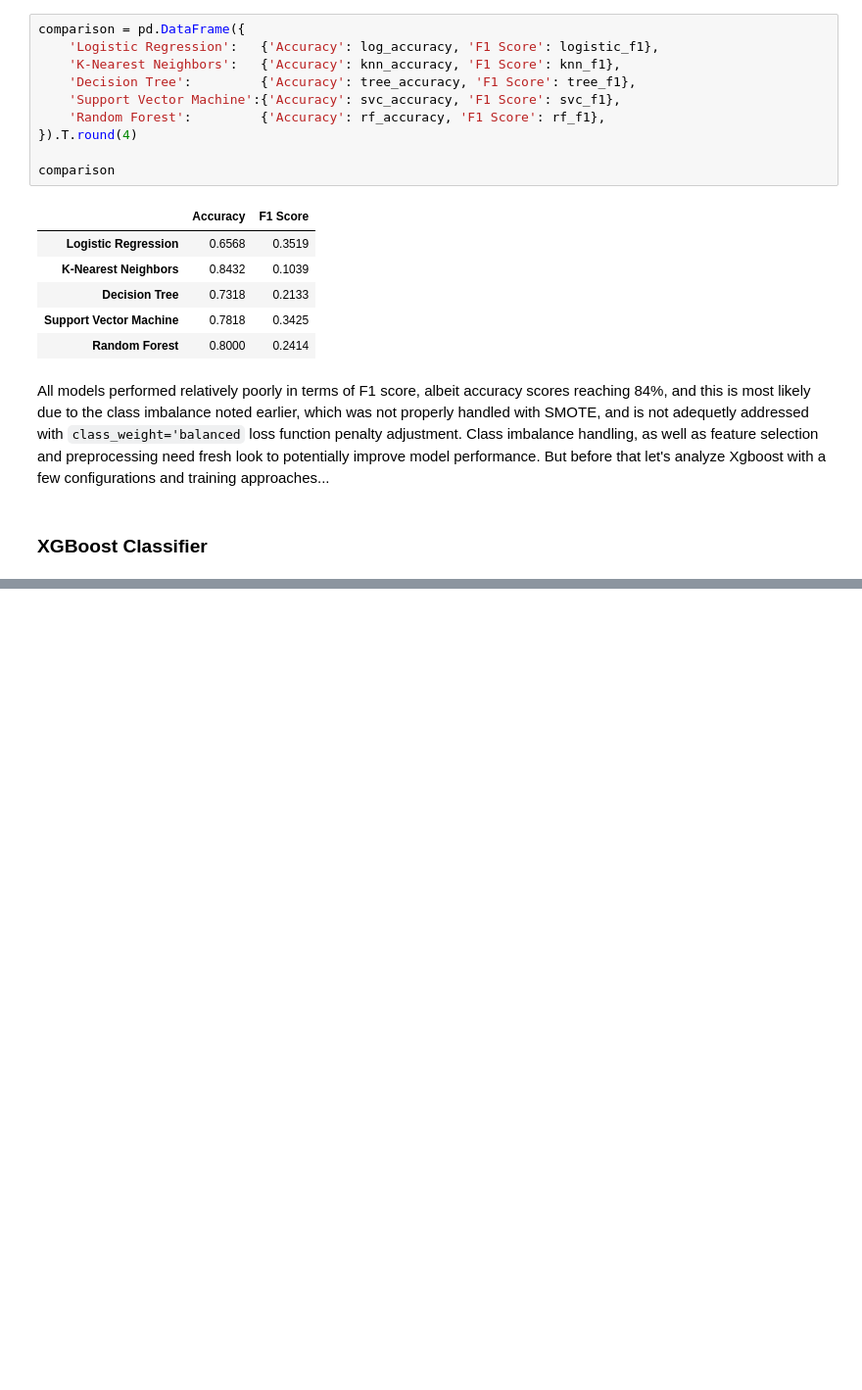
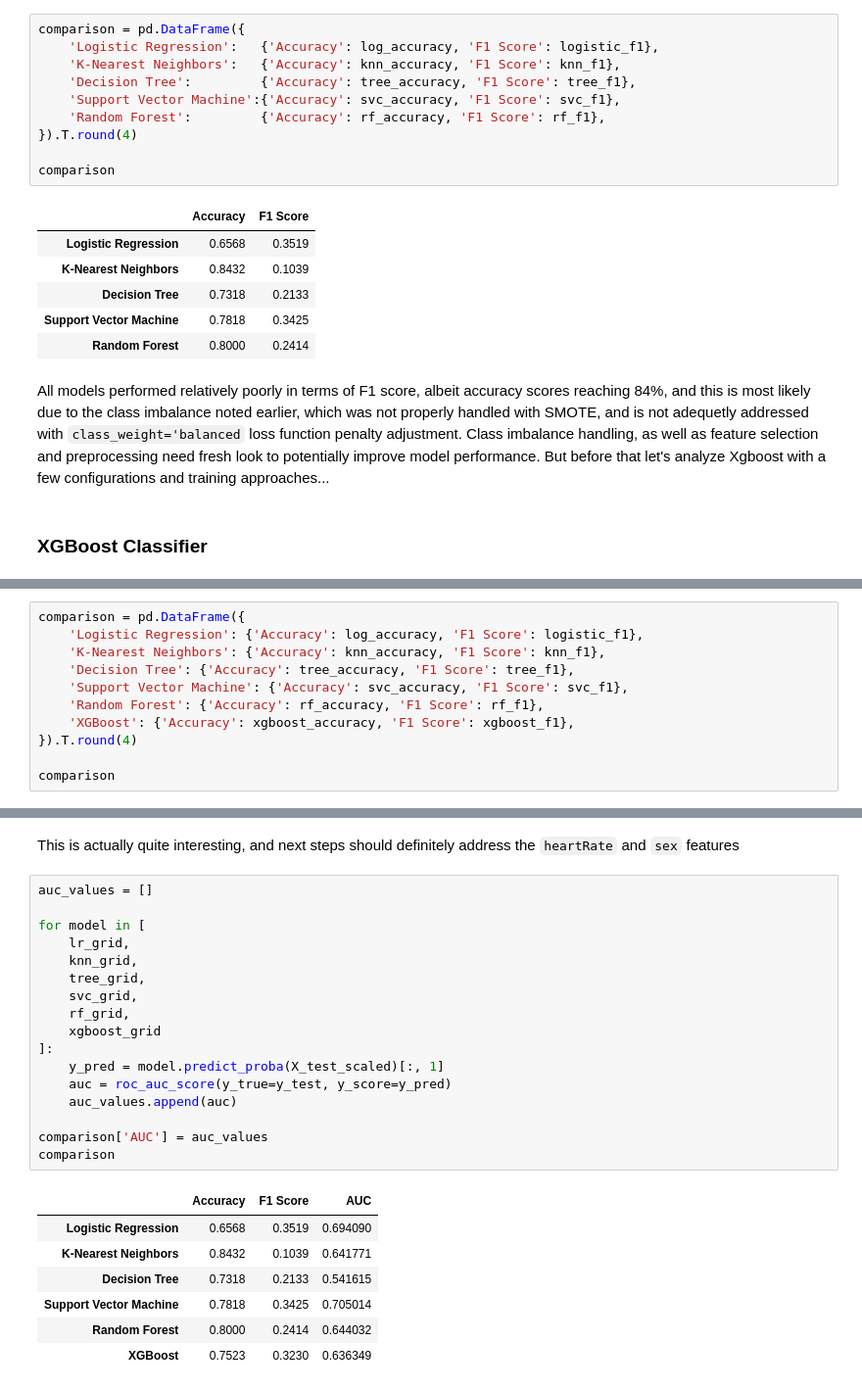
Before and after one commit to mtfattahpour/chd-prediction, a Jupyter notebook: notebooks/model_training2.ipynb, the cells around one changed output, grey strips where cells are left out. Shown: that part at 98% size. Drawn from its saved outputs; the diff is of its cells as text; blank space fills up the shorter version.

```diff
--- a/notebooks/model_training2.ipynb
+++ b/notebooks/model_training2.ipynb
@@ -497,0 +615,11 @@ All models performed relatively poorly in terms of F1 score, albeit accuracy sco
+# %%
+comparison = pd.DataFrame({
+    'Logistic Regression': {'Accuracy': log_accuracy, 'F1 Score': logistic_f1},
+    'K-Nearest Neighbors': {'Accuracy': knn_accuracy, 'F1 Score': knn_f1},
+    'Decision Tree': {'Accuracy': tree_accuracy, 'F1 Score': tree_f1},
+    'Support Vector Machine': {'Accuracy': svc_accuracy, 'F1 Score': svc_f1},
+    'Random Forest': {'Accuracy': rf_accuracy, 'F1 Score': rf_f1},
+    'XGBoost': {'Accuracy': xgboost_accuracy, 'F1 Score': xgboost_f1},
+}).T.round(4)
+
+comparison
@@ -497,0 +644,27 @@ All models performed relatively poorly in terms of F1 score, albeit accuracy sco
+# %% [markdown]
+This is actually quite interesting, and next steps should definitely address the `heartRate` and `sex` features
+# %%
+auc_values = []
+
+for model in [
+    lr_grid,
+    knn_grid,
+    tree_grid,
+    svc_grid,
+    rf_grid,
+    xgboost_grid
+]:
+    y_pred = model.predict_proba(X_test_scaled)[:, 1]
+    auc = roc_auc_score(y_true=y_test, y_score=y_pred)
+    auc_values.append(auc)
+
+comparison['AUC'] = auc_values
+comparison
+# %% [output]
+|  | Accuracy | F1 Score | AUC |
+| Logistic Regression | 0.6568 | 0.3519 | 0.694090 |
+| K-Nearest Neighbors | 0.8432 | 0.1039 | 0.641771 |
+| Decision Tree | 0.7318 | 0.2133 | 0.541615 |
+| Support Vector Machine | 0.7818 | 0.3425 | 0.705014 |
+| Random Forest | 0.8000 | 0.2414 | 0.644032 |
+| XGBoost | 0.7523 | 0.3230 | 0.636349 |
```
Also changed, not shown: parts of 11 cells of this notebook.
